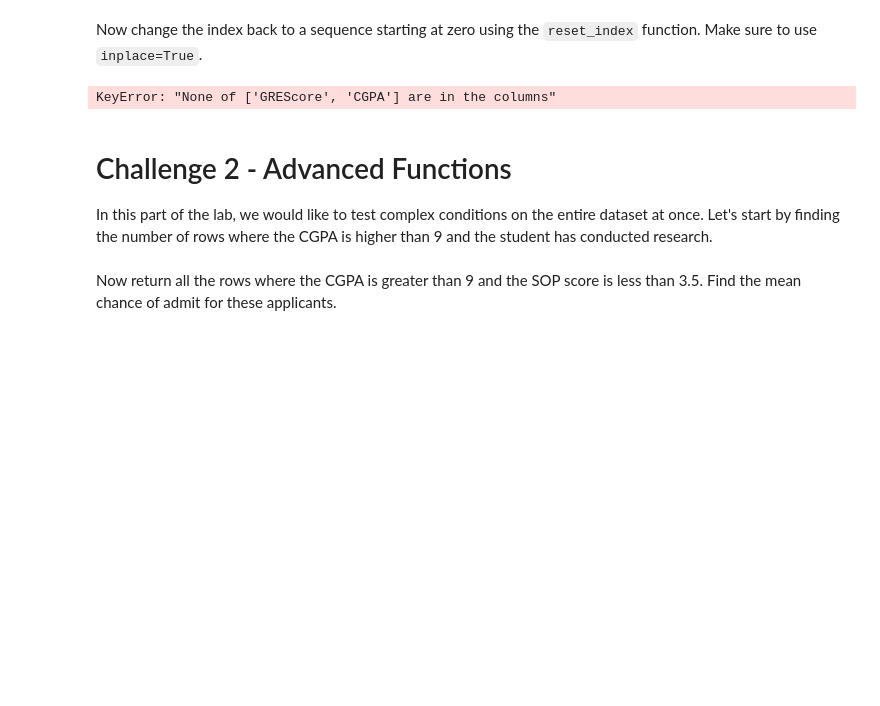
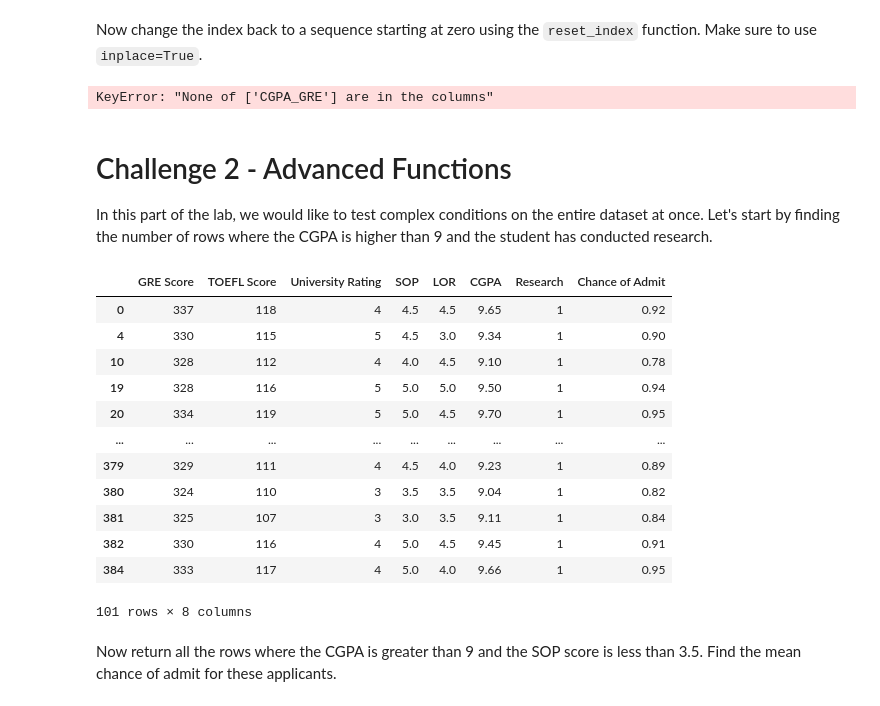
Before and after one commit to Marinasel86/lab-advanced-pandas, a Jupyter notebook: your-code/main.ipynb, the cells around one changed output. Drawn from its saved outputs; the diff is of its cells as text; code cells hidden in the pictures; blank space fills up the shorter version.

```diff
--- a/your-code/main.ipynb
+++ b/your-code/main.ipynb
@@ -126,7 +156,7 @@ Index(['TOEFLScore', 'UniversityRating', 'SOP', 'LOR', 'Research',
 Replace the index with an index comprised of two columns - `GRE Score` and `CGPA`. Remove the columns from the dataset as well. Make sure to use `inplace=True`.
 # %% [markdown]
 Now change the index back to a sequence starting at zero using the `reset_index` function. Make sure to use `inplace=True`.
-# %%
-admissions.set_index(['GREScore', 'CGPA'], inplace=True)
-# %% [output]
-KeyError: "None of ['GREScore', 'CGPA'] are in the columns"
+# %%
+admissions.set_index('CGPA_GRE', drop = False)
+# %% [output]
+KeyError: "None of ['CGPA_GRE'] are in the columns"
@@ -139,2 +172,19 @@ In this part of the lab, we would like to test complex conditions on the entire
+# %%
+condition1 = (admissions['CGPA'] > 9) & (admissions['Research'] ==1 )
+admissions[condition1]
+# %% [output]
+|  | GRE Score | TOEFL Score | University Rating | SOP | LOR | CGPA | Research | Chance of Admit |
+| 0 | 337 | 118 | 4 | 4.5 | 4.5 | 9.65 | 1 | 0.92 |
+| 4 | 330 | 115 | 5 | 4.5 | 3.0 | 9.34 | 1 | 0.90 |
+| 10 | 328 | 112 | 4 | 4.0 | 4.5 | 9.10 | 1 | 0.78 |
+| 19 | 328 | 116 | 5 | 5.0 | 5.0 | 9.50 | 1 | 0.94 |
+| 20 | 334 | 119 | 5 | 5.0 | 4.5 | 9.70 | 1 | 0.95 |
+| ... | ... | ... | ... | ... | ... | ... | ... | ... |
+| 379 | 329 | 111 | 4 | 4.5 | 4.0 | 9.23 | 1 | 0.89 |
+| 380 | 324 | 110 | 3 | 3.5 | 3.5 | 9.04 | 1 | 0.82 |
+| 381 | 325 | 107 | 3 | 3.0 | 3.5 | 9.11 | 1 | 0.84 |
+| 382 | 330 | 116 | 4 | 5.0 | 4.5 | 9.45 | 1 | 0.91 |
+| 384 | 333 | 117 | 4 | 5.0 | 4.0 | 9.66 | 1 | 0.95 |
+101 rows × 8 columns
 # %% [markdown]
 Now return all the rows where the CGPA is greater than 9 and the SOP score is less than 3.5. Find the mean chance of admit for these applicants.
```
Also changed, not shown: parts of 27 cells of this notebook.
